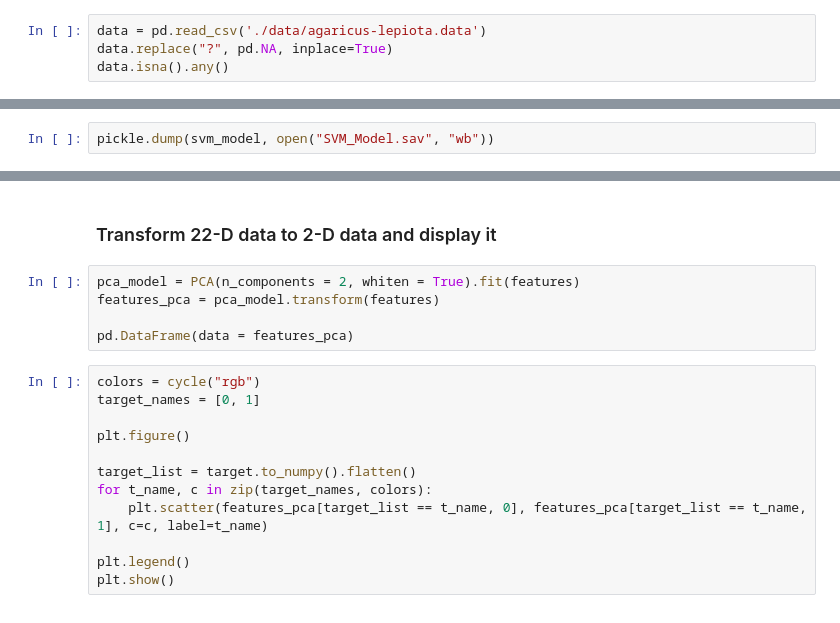
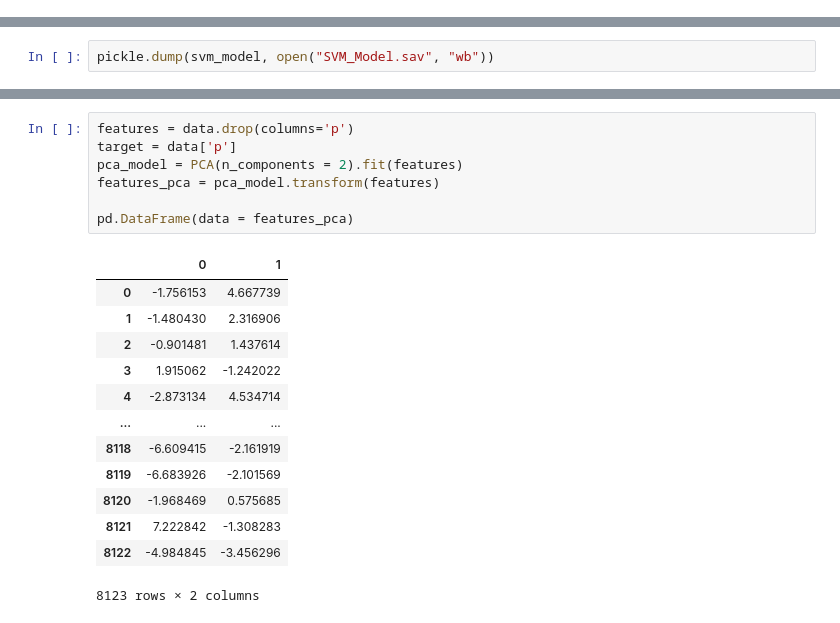
Before and after one commit to KhanhTheChau/MHUD-CT294, a Jupyter notebook: svm.ipynb, the cells around one changed output, grey strips where cells are left out. Cells and saved outputs as stored; diff of their text form.

```diff
--- a/svm.ipynb
+++ b/svm.ipynb
@@ -13,4 +28,0 @@ import matplotlib.pylab as plt
-# %%
-data = pd.read_csv('./data/agaricus-lepiota.data')
-data.replace("?", pd.NA, inplace=True)
-data.isna().any()
@@ -107,21 +202,23 @@ print(f"F1 = {f1}")
-# %% [markdown]
-### Transform 22-D data to 2-D data and display it
 # %%
-pca_model = PCA(n_components = 2, whiten = True).fit(features)
+features = data.drop(columns='p')
+target = data['p']
+pca_model = PCA(n_components = 2).fit(features)
 features_pca = pca_model.transform(features)
 
 pd.DataFrame(data = features_pca)
+# %% [output]
+|  | 0 | 1 |
+| 0 | -1.756153 | 4.667739 |
+| 1 | -1.480430 | 2.316906 |
+| 2 | -0.901481 | 1.437614 |
+| 3 | 1.915062 | -1.242022 |
+| 4 | -2.873134 | 4.534714 |
+| ... | ... | ... |
+| 8118 | -6.609415 | -2.161919 |
+| 8119 | -6.683926 | -2.101569 |
+| 8120 | -1.968469 | 0.575685 |
+| 8121 | 7.222842 | -1.308283 |
+| 8122 | -4.984845 | -3.456296 |
+8123 rows × 2 columns
-# %%
-colors = cycle("rgb")
-target_names = [0, 1]
-
-plt.figure()
-
-target_list = target.to_numpy().flatten()
-for t_name, c in zip(target_names, colors):
-    plt.scatter(features_pca[target_list == t_name, 0], features_pca[target_list == t_name, 1], c=c, label=t_name)
-
-plt.legend()
-plt.show()
 # %%
 plt.figure(figsize=(10, 6))
```
Also changed, not shown: parts of 29 cells of this notebook, 1 other file.
